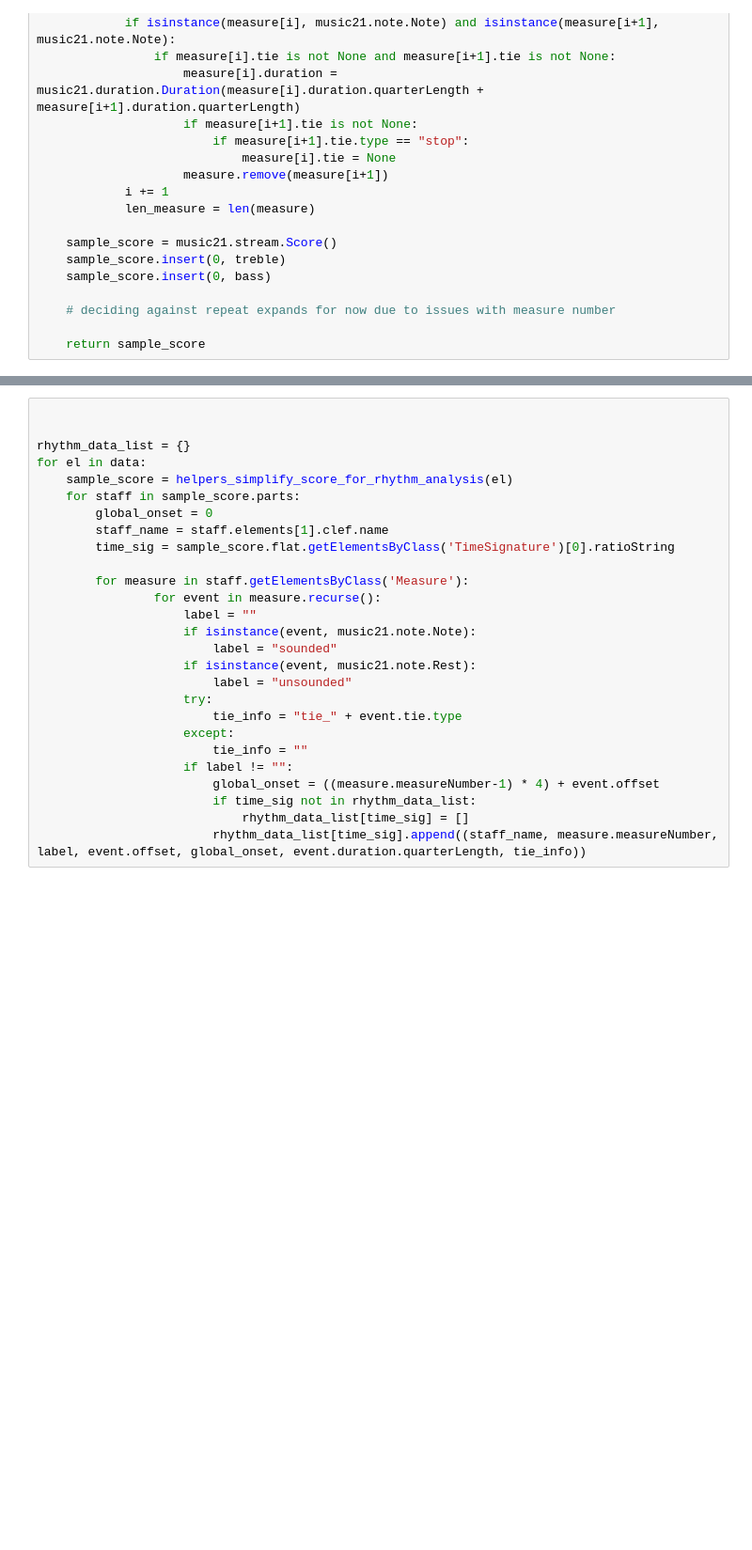
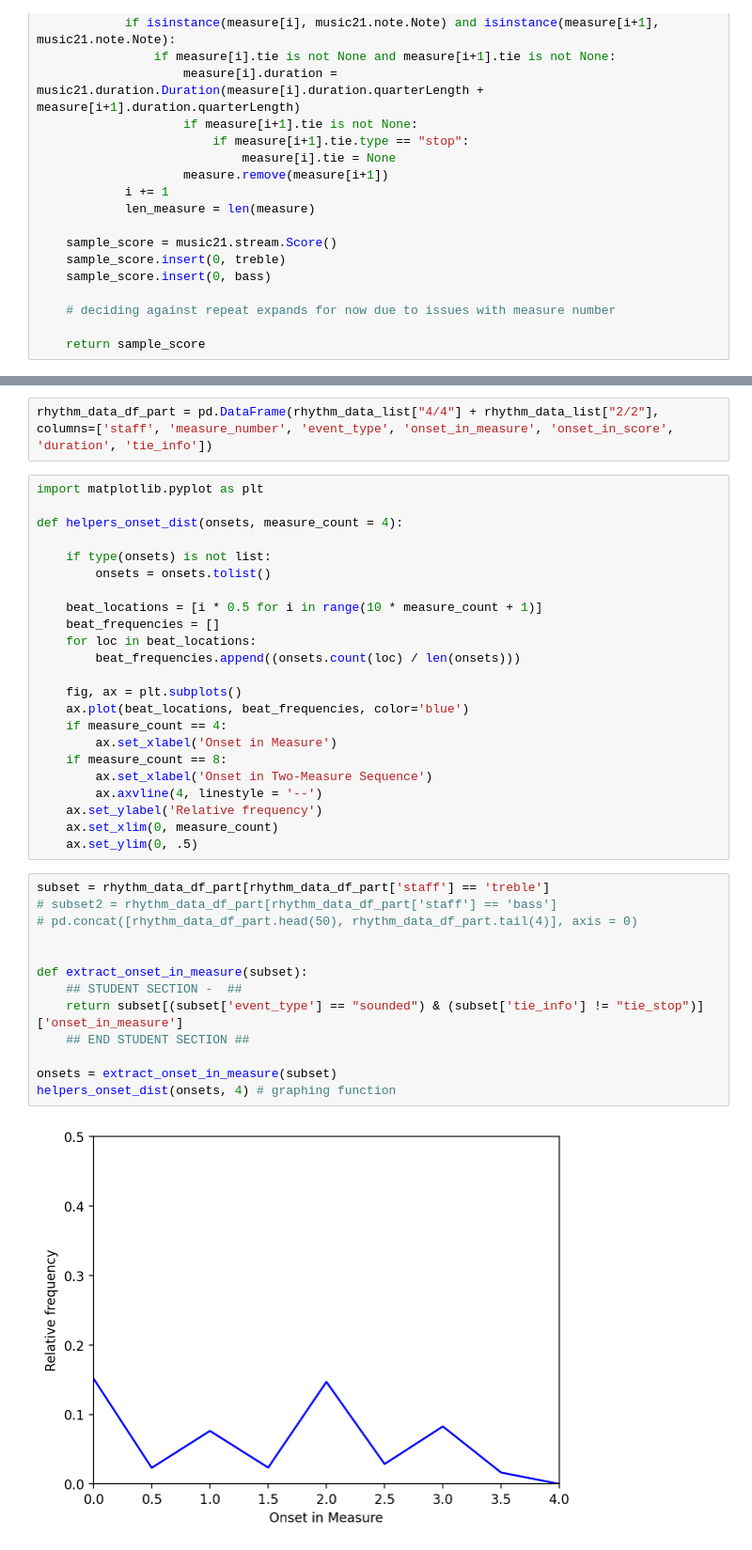
Before and after one commit to jgeaso1266/dm-group5-project1, a Jupyter notebook: Task_B.ipynb, the cells around one changed output, grey strips where cells are left out. Shown at 94% size. Cells and saved outputs as stored; diff of their text form; blank space fills up the shorter version.

```diff
--- a/Task_B.ipynb
+++ b/Task_B.ipynb
@@ -227,28 +231,41 @@ for root, dirs, files in os.walk("drive/MyDrive/Chopin"):  #replace filename
-# %%
-
-
-rhythm_data_list = {}
-for el in data:
-    sample_score = helpers_simplify_score_for_rhythm_analysis(el)
-    for staff in sample_score.parts:
-        global_onset = 0
-        staff_name = staff.elements[1].clef.name
-        time_sig = sample_score.flat.getElementsByClass('TimeSignature')[0].ratioString
-
-        for measure in staff.getElementsByClass('Measure'):
-                for event in measure.recurse():
-                    label = ""
-                    if isinstance(event, music21.note.Note):
-                        label = "sounded"
-                    if isinstance(event, music21.note.Rest):
-                        label = "unsounded"
-                    try:
-                        tie_info = "tie_" + event.tie.type
-                    except:
-                        tie_info = ""
-                    if label != "":
-                        global_onset = ((measure.measureNumber-1) * 4) + event.offset
-                        if time_sig not in rhythm_data_list:
-                            rhythm_data_list[time_sig] = []
-                        rhythm_data_list[time_sig].append((staff_name, measure.measureNumber, label, event.offset, global_onset, event.duration.quarterLength, tie_info))
+# %%
+rhythm_data_df_part = pd.DataFrame(rhythm_data_list["4/4"] + rhythm_data_list["2/2"], columns=['staff', 'measure_number', 'event_type', 'onset_in_measure', 'onset_in_score', 'duration', 'tie_info'])
+# %%
+import matplotlib.pyplot as plt
+
+def helpers_onset_dist(onsets, measure_count = 4):
+
+    if type(onsets) is not list:
+        onsets = onsets.tolist()
+
+    beat_locations = [i * 0.5 for i in range(10 * measure_count + 1)]
+    beat_frequencies = []
+    for loc in beat_locations:
+        beat_frequencies.append((onsets.count(loc) / len(onsets)))
+
+    fig, ax = plt.subplots()
+    ax.plot(beat_locations, beat_frequencies, color='blue')
+    if measure_count == 4:
+        ax.set_xlabel('Onset in Measure')
+    if measure_count == 8:
+        ax.set_xlabel('Onset in Two-Measure Sequence')
+        ax.axvline(4, linestyle = '--')
+    ax.set_ylabel('Relative frequency')
+    ax.set_xlim(0, measure_count)
+    ax.set_ylim(0, .5)
+# %%
+subset = rhythm_data_df_part[rhythm_data_df_part['staff'] == 'treble']
+# subset2 = rhythm_data_df_part[rhythm_data_df_part['staff'] == 'bass']
+# pd.concat([rhythm_data_df_part.head(50), rhythm_data_df_part.tail(4)], axis = 0)
+
+
+def extract_onset_in_measure(subset):
+    ## STUDENT SECTION -  ##
+    return subset[(subset['event_type'] == "sounded") & (subset['tie_info'] != "tie_stop")]['onset_in_measure']
+    ## END STUDENT SECTION ##
+
+onsets = extract_onset_in_measure(subset)
+helpers_onset_dist(onsets, 4) # graphing function
+# %% [output]
+[figure, added]
 # %%
```
Also changed, not shown: parts of 8 cells of this notebook.
